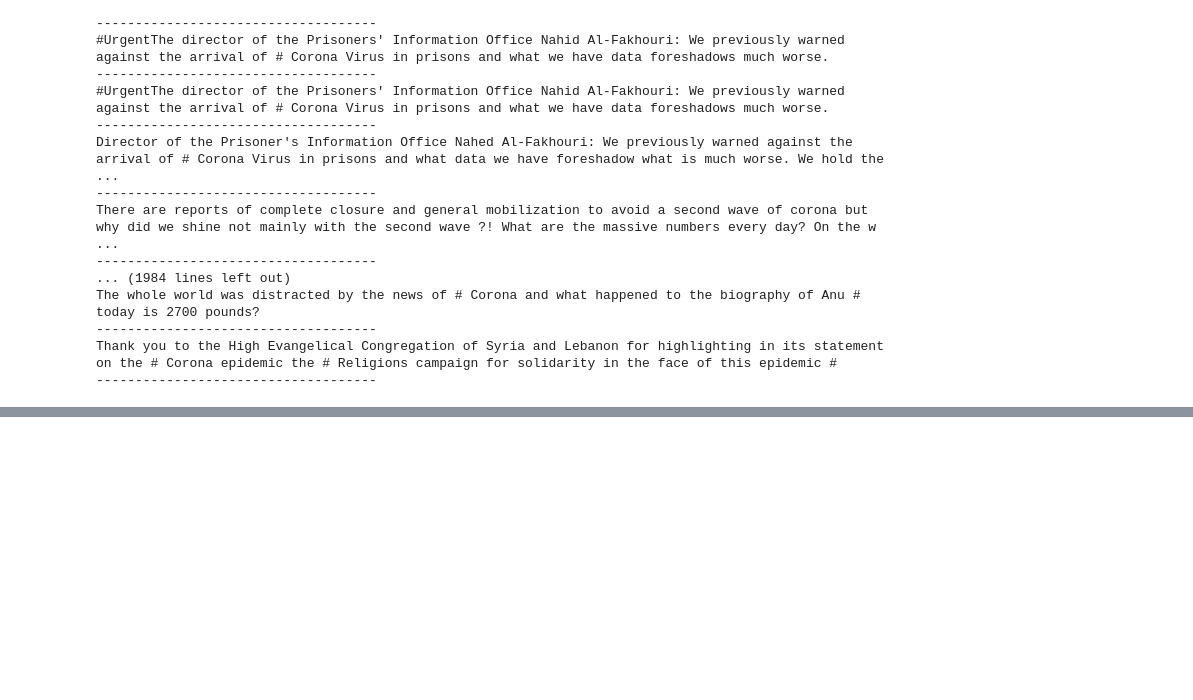
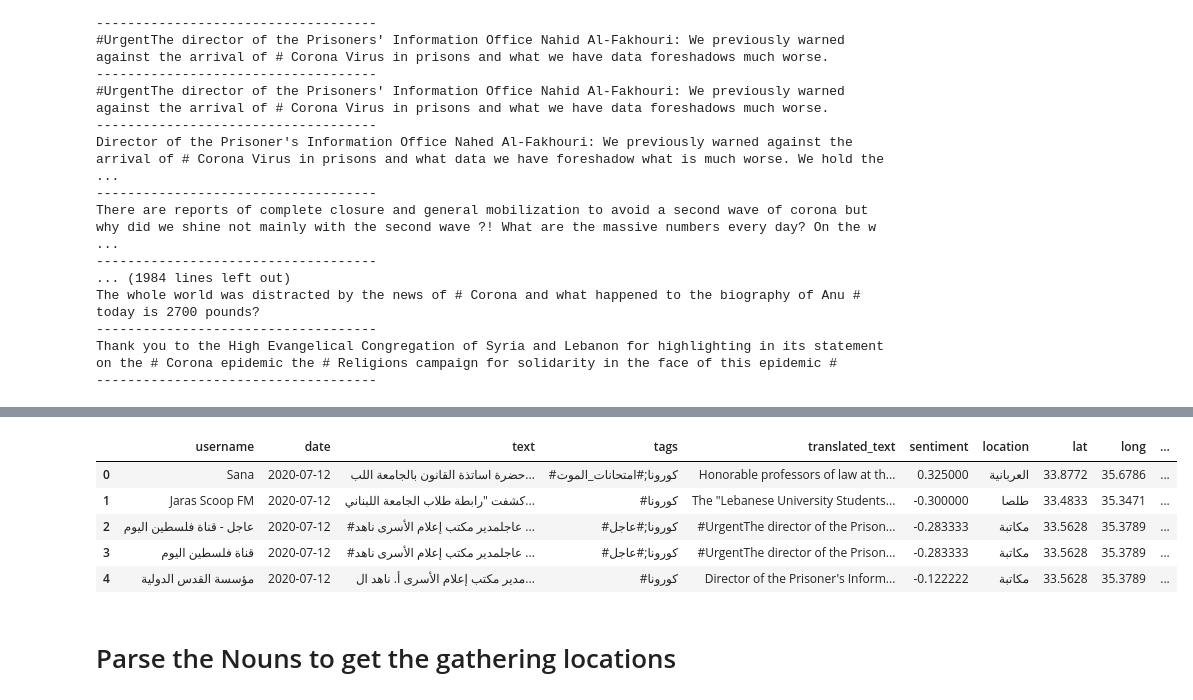
Before and after one commit to aliharakeh/M2-Project, a Jupyter notebook: Main_Data/hotspots.ipynb, the cells around one changed output, grey strips where cells are left out. Cells and saved outputs as stored; diff of their text form; code cells hidden in the pictures; blank space fills up the shorter version.

```diff
--- a/Main_Data/hotspots.ipynb
+++ b/Main_Data/hotspots.ipynb
@@ -68,2 +72,18 @@ df[hotspots_tweets_mask].to_csv('hotspots_tweets_v1.csv', index=False)
 # %%
 df = pd.read_csv('hotspots_tweets_v1.csv', header=0)
+# %%
+from textblob import TextBlob
+
+count = 0
+total = len(df.translated_text)
+
+def get_nouns(text):
+    global count, total
+
+    count += 1
+    if count % 1000 == 0:
+        print(count, ' / ', total)
+
+    return TextBlob(text).noun_phrases
+
+df['nouns'] = df.translated_text.apply(get_nouns)
@@ -69,0 +108,9 @@ df = pd.read_csv('hotspots_tweets_v1.csv', header=0)
+# %%
+df.head()
+# %% [output]
+|  | username | date | text | tags | translated_text | sentiment | location | lat | long | ... |
+| 0 | Sana | 2020-07-12 | حضرة اساتذة القانون بالجامعة اللب... | #كورونا;#امتحانات_الموت | Honorable professors of law at th... | 0.325000 | العربانية | 33.8772 | 35.6786 | ... |
+| 1 | Jaras Scoop FM | 2020-07-12 | كشفت "رابطة طلاب الجامعة اللبناني... | #كورونا | The "Lebanese University Students... | -0.300000 | طلصا | 33.4833 | 35.3471 | ... |
+| 2 | عاجل - قناة فلسطين اليوم | 2020-07-12 | #عاجلمدير مكتب إعلام الأسرى ناهد ... | #كورونا;#عاجل | #UrgentThe director of the Prison... | -0.283333 | مكاتبة | 33.5628 | 35.3789 | ... |
+| 3 | قناة فلسطين اليوم | 2020-07-12 | #عاجلمدير مكتب إعلام الأسرى ناهد ... | #كورونا;#عاجل | #UrgentThe director of the Prison... | -0.283333 | مكاتبة | 33.5628 | 35.3789 | ... |
+| 4 | مؤسسة القدس الدولية | 2020-07-12 | مدير مكتب إعلام الأسرى أ. ناهد ال... | #كورونا | Director of the Prisoner's Inform... | -0.122222 | مكاتبة | 33.5628 | 35.3789 | ... |
@@ -69,0 +119,2 @@ df = pd.read_csv('hotspots_tweets_v1.csv', header=0)
+# %% [markdown]
+# Parse the Nouns to get the gathering locations
```
Also changed, not shown: parts of 9 cells of this notebook, 2 other files.
